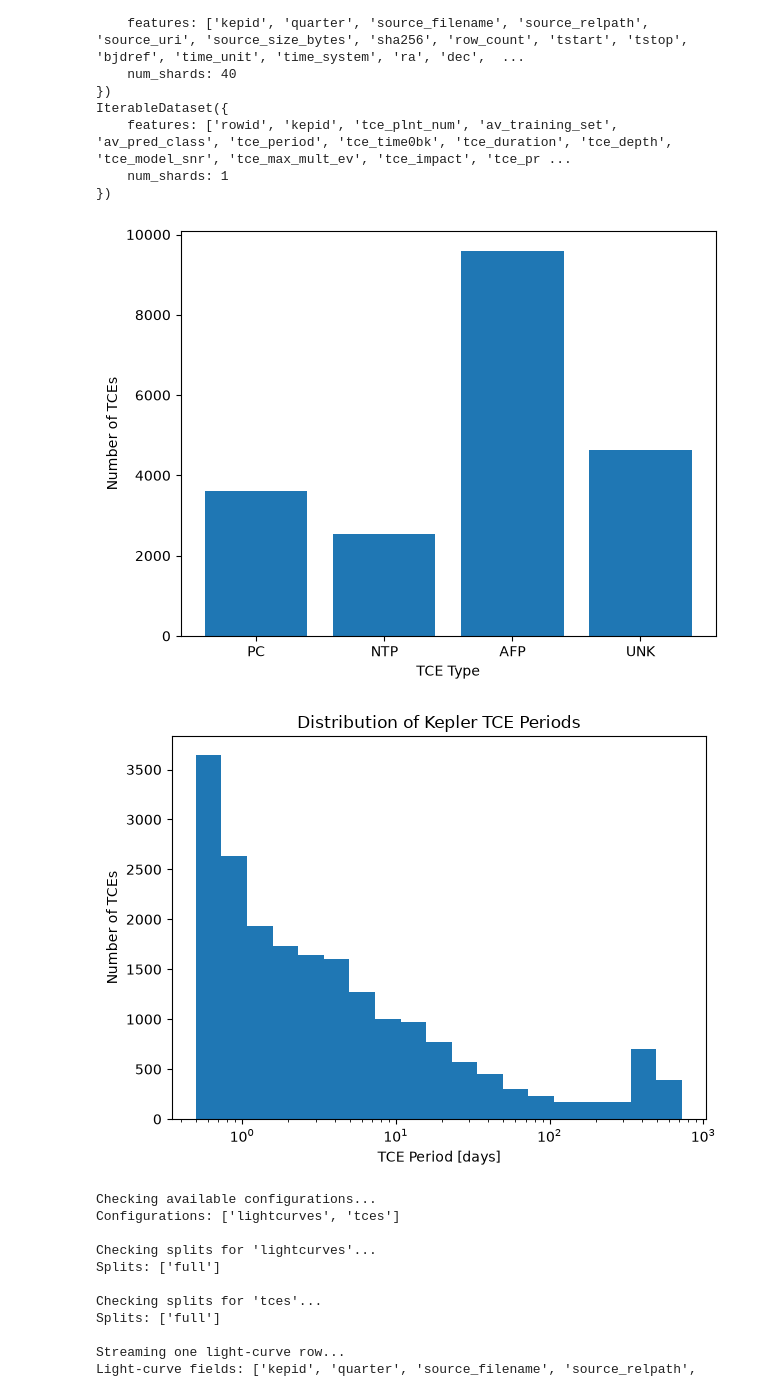
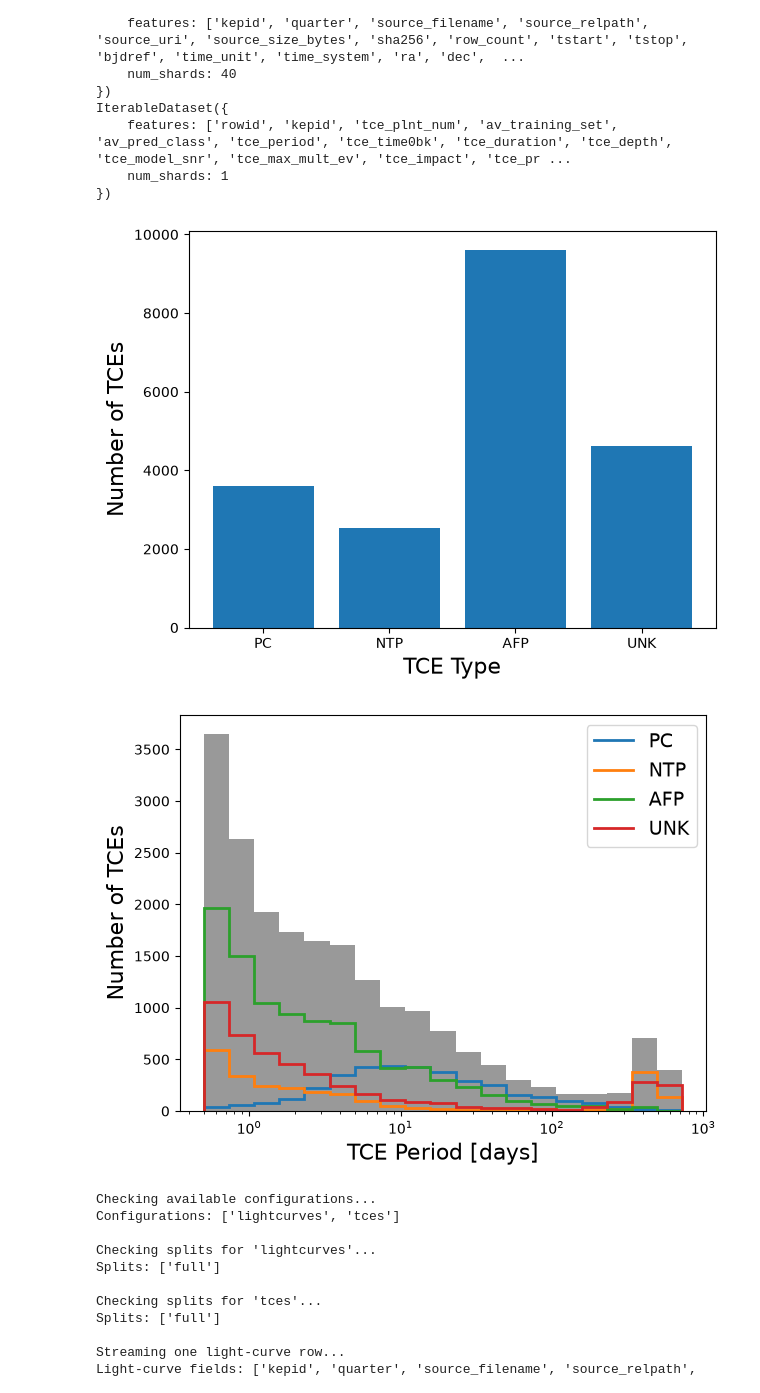
Before and after one commit to oliviergilbertastro/stats507-coursework, a Jupyter notebook: project/kepler.ipynb, the cells around one changed output. Drawn from its saved outputs; the diff is of its cells as text; code cells hidden in the pictures.

Commit message:
histogram is better now

```diff
--- a/project/kepler.ipynb
+++ b/project/kepler.ipynb
@@ -25,37 +25,41 @@ IterableDataset({
 # %%
 import pandas as pd
 import matplotlib.pyplot as plt
 import numpy as np
 # Keep only the columns needed for the plots.
 df = pd.DataFrame({"label": row["av_training_set"],"period": row["tce_period"],}for row in tces)
 
 labels = df["label"].unique()
 counts_for_label = []
 for label in labels:
     counts_for_label.append(len(df[df["label"]==label]))
 
 plt.bar(labels, counts_for_label)
-plt.xlabel("TCE Type")
-plt.ylabel("Number of TCEs")
+plt.xlabel("TCE Type", fontsize=16)
+plt.ylabel("Number of TCEs", fontsize=16)
 plt.tight_layout()
 plt.savefig("tce_type_bar_plot.pdf")
 plt.show()
 
 # Histogram: distribution of numeric TCE periods.
 bins = 10**np.linspace(np.log10(np.min(df["period"])), np.log10(np.max(df["period"])), 20)
-bins = 10**np.linspace(np.log10(np.min(df["period"])), np.log10(np.max(df["period"])), 20)
+
 vals, bins = np.histogram(df["period"], bins=bins)
-plt.stairs(vals, bins, fill=True)
-plt.title("Distribution of Kepler TCE Periods")
+plt.stairs(vals, bins, fill=True, color="black", alpha=0.4)
+for label in labels:
+    subdf = df[df["label"]==label]
+    vals, bins = np.histogram(subdf["period"], bins=bins)
+    plt.stairs(vals, bins, fill=False, label=label, lw=2)
 plt.xscale("log")
-plt.xlabel("TCE Period [days]")
-plt.ylabel("Number of TCEs")
+plt.xlabel("TCE Period [days]", fontsize=16)
+plt.ylabel("Number of TCEs", fontsize=16)
+plt.legend(fontsize=14)
 plt.tight_layout()
 plt.savefig("tce_period_histogram.pdf")
 plt.show()
 # %% [output]
-[figure, old version]
+[figure, new version]
-[figure, old version]
+[figure, new version]
 # %%
 from datasets import get_dataset_config_names, get_dataset_split_names, load_dataset
 
```
Also changed, not shown: 2 other files.
